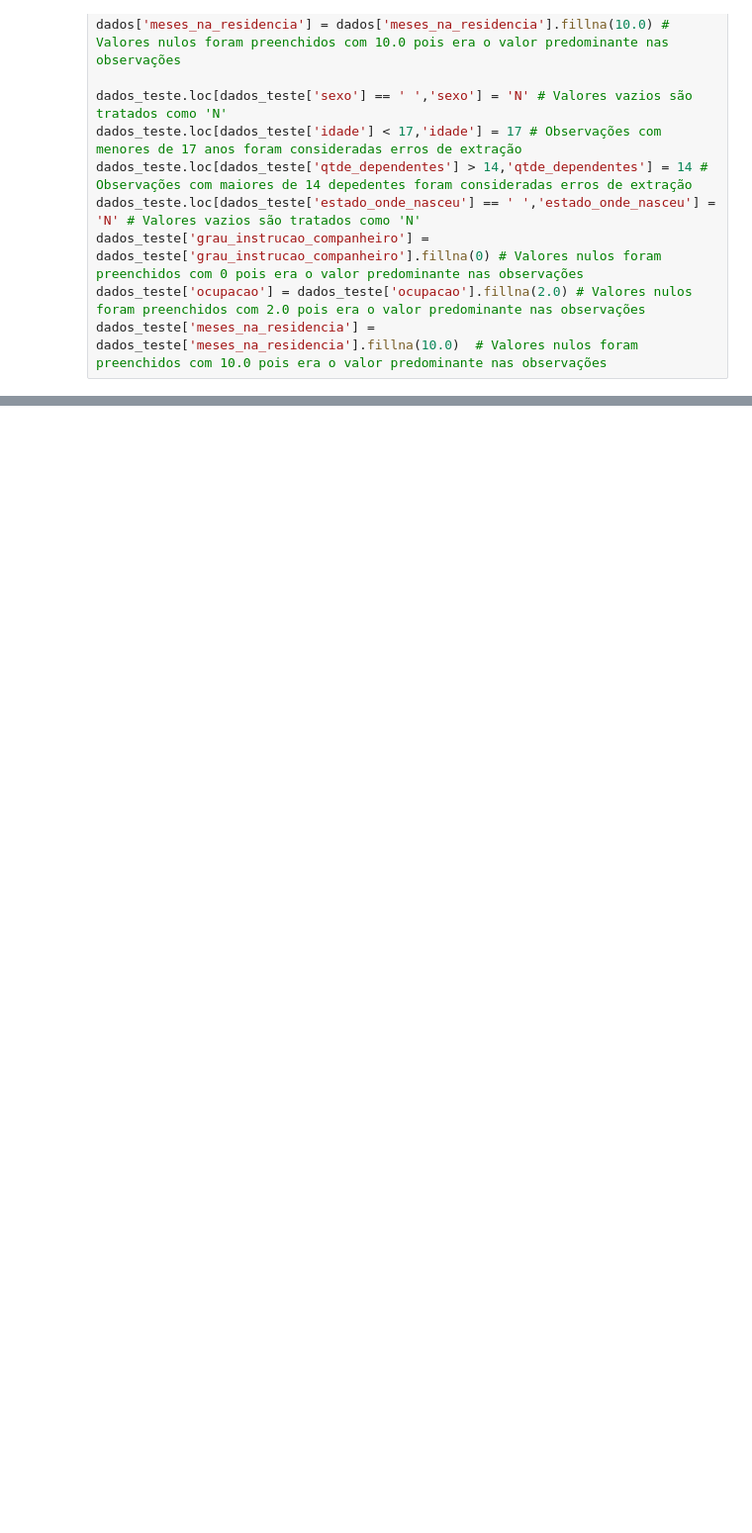
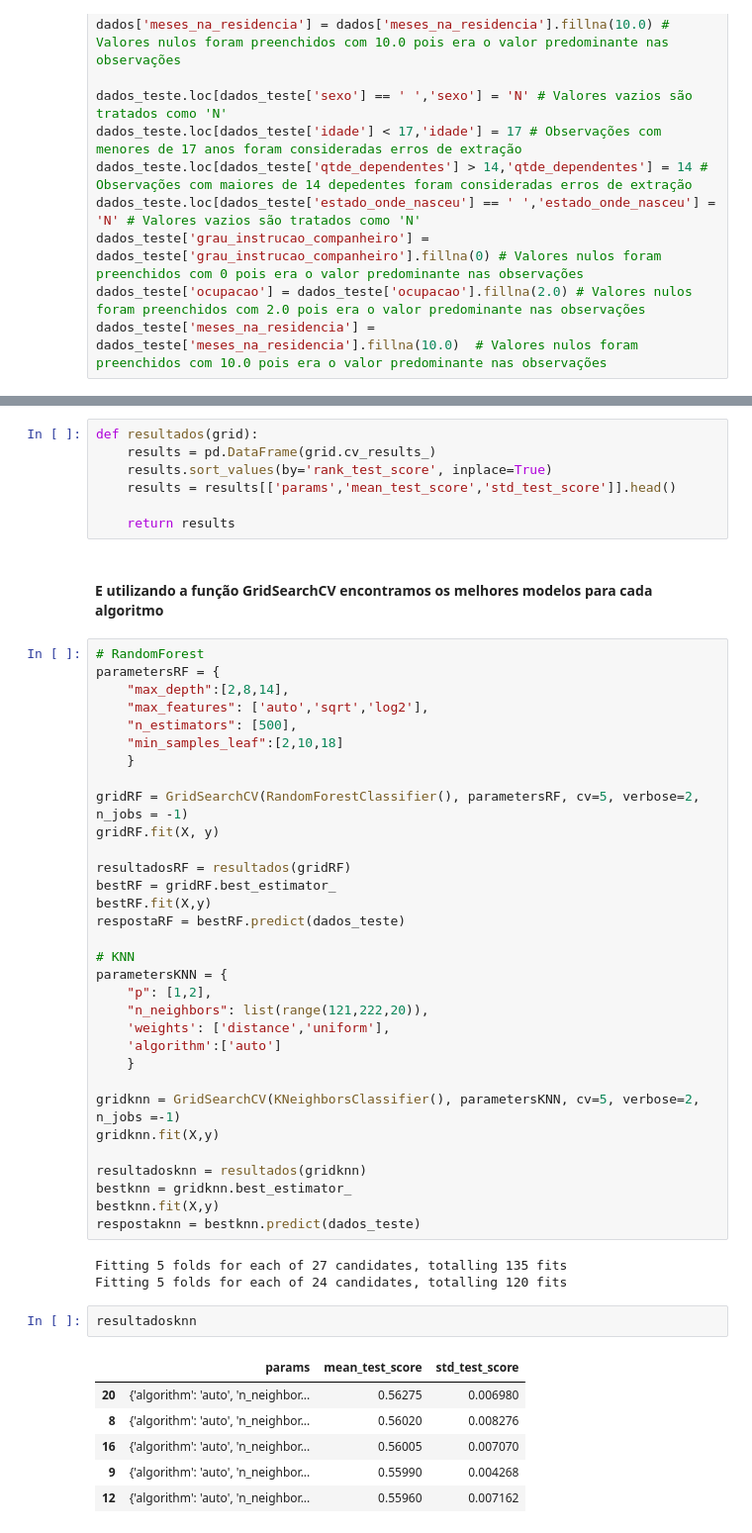
Before and after one commit to PedroSiqueira1/Aprovacao-de-Credito-ML, a Jupyter notebook: Trabalho 1.ipynb, the cells around one changed output, grey strips where cells are left out. Shown at 99% size. Drawn from its saved outputs; the diff is of its cells as text; blank space fills up the shorter version.

```diff
--- a/Trabalho 1.ipynb
+++ b/Trabalho 1.ipynb
@@ -79,0 +250,53 @@ dados_teste['meses_na_residencia'] = dados_teste['meses_na_residencia'].fillna(1
+# %%
+def resultados(grid):
+    results = pd.DataFrame(grid.cv_results_)
+    results.sort_values(by='rank_test_score', inplace=True)
+    results = results[['params','mean_test_score','std_test_score']].head()
+
+    return results
+# %% [markdown]
+#### E utilizando a função GridSearchCV encontramos os melhores modelos para cada algoritmo
+# %%
+# RandomForest
+parametersRF = {
+    "max_depth":[2,8,14],
+    "max_features": ['auto','sqrt','log2'],
+    "n_estimators": [500],
+    "min_samples_leaf":[2,10,18]
+    }
+
+gridRF = GridSearchCV(RandomForestClassifier(), parametersRF, cv=5, verbose=2, n_jobs = -1)
+gridRF.fit(X, y)
+
+resultadosRF = resultados(gridRF)
+bestRF = gridRF.best_estimator_
+bestRF.fit(X,y)
+respostaRF = bestRF.predict(dados_teste)
+
+# KNN
+parametersKNN = {
+    "p": [1,2],
+    "n_neighbors": list(range(121,222,20)),
+    'weights': ['distance','uniform'],
+    'algorithm':['auto']
+    }
+
+gridknn = GridSearchCV(KNeighborsClassifier(), parametersKNN, cv=5, verbose=2, n_jobs =-1)
+gridknn.fit(X,y)
+
+resultadosknn = resultados(gridknn)
+bestknn = gridknn.best_estimator_
+bestknn.fit(X,y)
+respostaknn = bestknn.predict(dados_teste)
+# %% [output]
+Fitting 5 folds for each of 27 candidates, totalling 135 fits
+Fitting 5 folds for each of 24 candidates, totalling 120 fits
+# %%
+resultadosknn
+# %% [output]
+|  | params | mean_test_score | std_test_score |
+| 20 | {'algorithm': 'auto', 'n_neighbor... | 0.56275 | 0.006980 |
+| 8 | {'algorithm': 'auto', 'n_neighbor... | 0.56020 | 0.008276 |
+| 16 | {'algorithm': 'auto', 'n_neighbor... | 0.56005 | 0.007070 |
+| 9 | {'algorithm': 'auto', 'n_neighbor... | 0.55990 | 0.004268 |
+| 12 | {'algorithm': 'auto', 'n_neighbor... | 0.55960 | 0.007162 |
```
Also changed, not shown: parts of 21 cells of this notebook, 2 other files.
